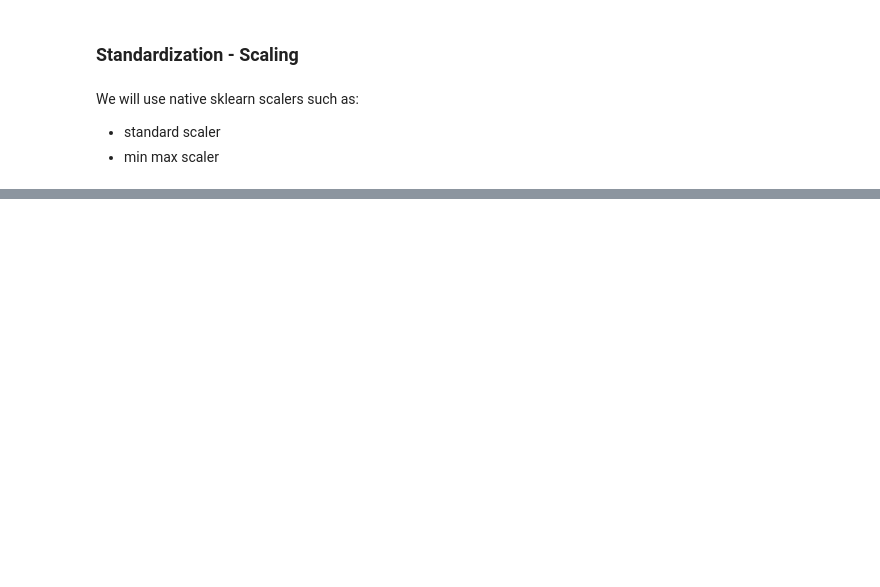
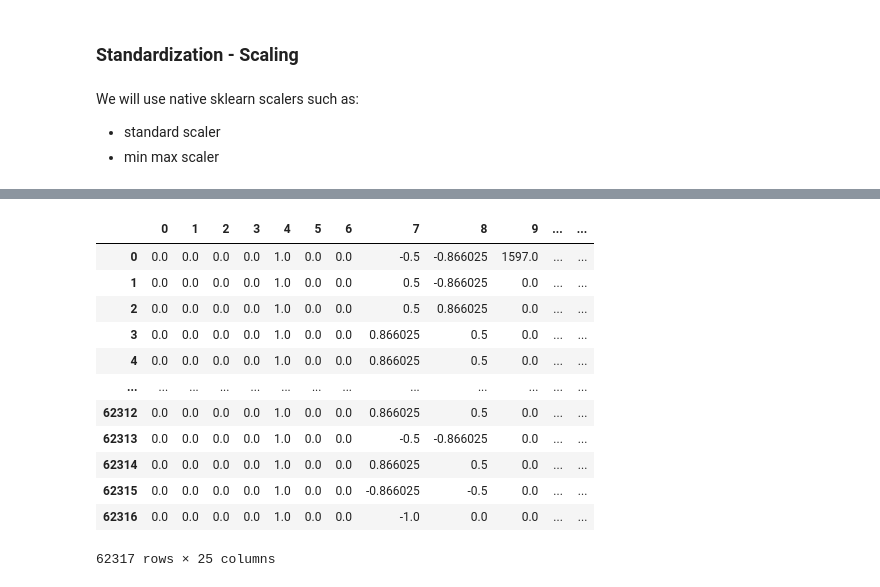
Before and after one commit to Sammuel21/pridav-music-project, a Jupyter notebook: Development/gulas16/etl.ipynb, the cells around one changed output, grey strips where cells are left out. Drawn from its saved outputs; the diff is of its cells as text; code cells hidden in the pictures; blank space fills up the shorter version.

Commit message:
add frequency encoder

```diff
--- a/Development/gulas16/etl.ipynb
+++ b/Development/gulas16/etl.ipynb
@@ -267,0 +404,15 @@ We will use native sklearn scalers such as:
+# %%
+TARGET = 'popularity'
+
+ONEHOT_COLUMNS = ['language']
+CIRCLE_OF_FIFHTS_COLUMNS = ['key']
+ARTIST_NAME = ['artist_name']
+
+ALL_CATEGORICAL = ONEHOT_COLUMNS + CIRCLE_OF_FIFHTS_COLUMNS
+
+NUMERIC_COLUMNS = numeric_columns
+NAN_COLUMNS = nan_columns
+DROP_COLUMNS = drop_columns
+# %%
+X = data.drop(target_column, axis=1)
+y = data[target_column]
@@ -267,0 +423,29 @@ We will use native sklearn scalers such as:
+# %%
+numeric_pipeline = Pipeline(steps=[
+    ('scaling', StandardScaler())
+])
+# %%
+transformations = ColumnTransformer(transformers=[
+
+    ('onehot_encoding', OneHotEncoder(sparse_output=False), ONEHOT_COLUMNS),
+    ('trigonometric_encoding', CircleOfFifthsEncoding(), CIRCLE_OF_FIFHTS_COLUMNS),
+    ('artist_encoding', FrequencyEncoder(), ARTIST_NAME),
+    ('nummeric_processing', numeric_pipeline, NUMERIC_COLUMNS)
+
+], remainder='passthrough')
+# %%
+pd.DataFrame(transformations.fit_transform(X))
+# %% [output]
+|  | 0 | 1 | 2 | 3 | 4 | 5 | 6 | 7 | 8 | 9 | ... | ... |
+| 0 | 0.0 | 0.0 | 0.0 | 0.0 | 1.0 | 0.0 | 0.0 | -0.5 | -0.866025 | 1597.0 | ... | ... |
+| 1 | 0.0 | 0.0 | 0.0 | 0.0 | 1.0 | 0.0 | 0.0 | 0.5 | -0.866025 | 0.0 | ... | ... |
+| 2 | 0.0 | 0.0 | 0.0 | 0.0 | 1.0 | 0.0 | 0.0 | 0.5 | 0.866025 | 0.0 | ... | ... |
+| 3 | 0.0 | 0.0 | 0.0 | 0.0 | 1.0 | 0.0 | 0.0 | 0.866025 | 0.5 | 0.0 | ... | ... |
+| 4 | 0.0 | 0.0 | 0.0 | 0.0 | 1.0 | 0.0 | 0.0 | 0.866025 | 0.5 | 0.0 | ... | ... |
+| ... | ... | ... | ... | ... | ... | ... | ... | ... | ... | ... | ... | ... |
+| 62312 | 0.0 | 0.0 | 0.0 | 0.0 | 1.0 | 0.0 | 0.0 | 0.866025 | 0.5 | 0.0 | ... | ... |
+| 62313 | 0.0 | 0.0 | 0.0 | 0.0 | 1.0 | 0.0 | 0.0 | -0.5 | -0.866025 | 0.0 | ... | ... |
+| 62314 | 0.0 | 0.0 | 0.0 | 0.0 | 1.0 | 0.0 | 0.0 | 0.866025 | 0.5 | 0.0 | ... | ... |
+| 62315 | 0.0 | 0.0 | 0.0 | 0.0 | 1.0 | 0.0 | 0.0 | -0.866025 | -0.5 | 0.0 | ... | ... |
+| 62316 | 0.0 | 0.0 | 0.0 | 0.0 | 1.0 | 0.0 | 0.0 | -1.0 | 0.0 | 0.0 | ... | ... |
+62317 rows × 25 columns
```
Also changed, not shown: parts of 21 cells of this notebook.
